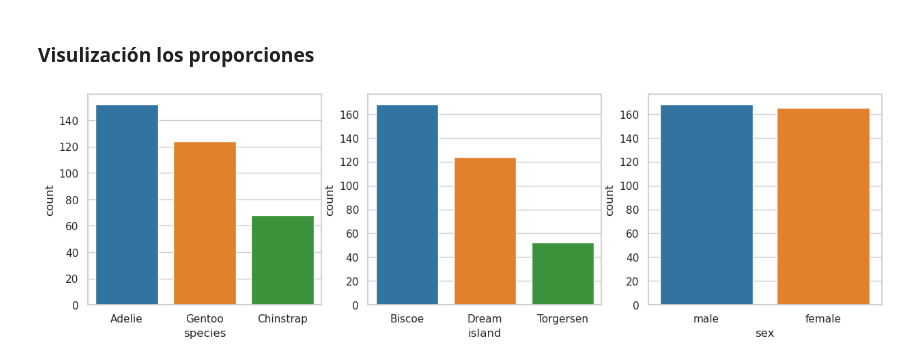
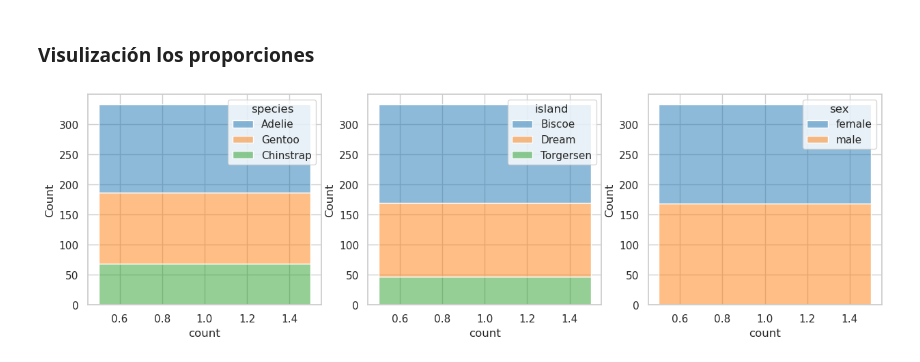
Before and after one commit to pahoalapizco/eda_penguins, a Jupyter notebook: notebooks/1.0-eda_penguins-introduction.ipynb, the cells around one changed output. Drawn from its saved outputs; the diff is of its cells as text; code cells hidden in the pictures.

Commit message:
:sparkles: Proporción de variables categóricas

```diff
--- a/notebooks/1.0-eda_penguins-introduction.ipynb
+++ b/notebooks/1.0-eda_penguins-introduction.ipynb
@@ -350,25 +380,25 @@ plt.show()
 # %% [markdown]
 ### Visulización los proporciones
 # %%
-categories = processed_penguins_df.select_dtypes(include=object).columns
+fig, axes = plt.subplots(nrows=1, ncols=3, figsize=(15,4))
 
-# Visualizar los conteos de todas las variables cateogóricas
-fig, axes = plt.subplots(nrows=1, ncols=3, figsize=(15,4))
-for idx in range(len(categories)):
+for i in range(len(categories)):
   (
-    penguins_df
-    .value_counts(categories[idx], sort=True)
+    processed_penguins_df
+    .value_counts()
     .reset_index(name="count")
     .pipe(
       lambda df: (
-        sns.barplot(
+        sns.histplot(
           data=df,
-          x=categories[idx],
-          y="count",
-          ax=axes[idx]
+          x="count",
+          hue=categories[i],
+          multiple="stack",
+          ax=axes[i],
+          alpha=0.5
         )
       )
     )
   )
 # %% [output]
-[figure, old version]
+[figure, new version]
```
Also changed, not shown: parts of 7 cells of this notebook.
